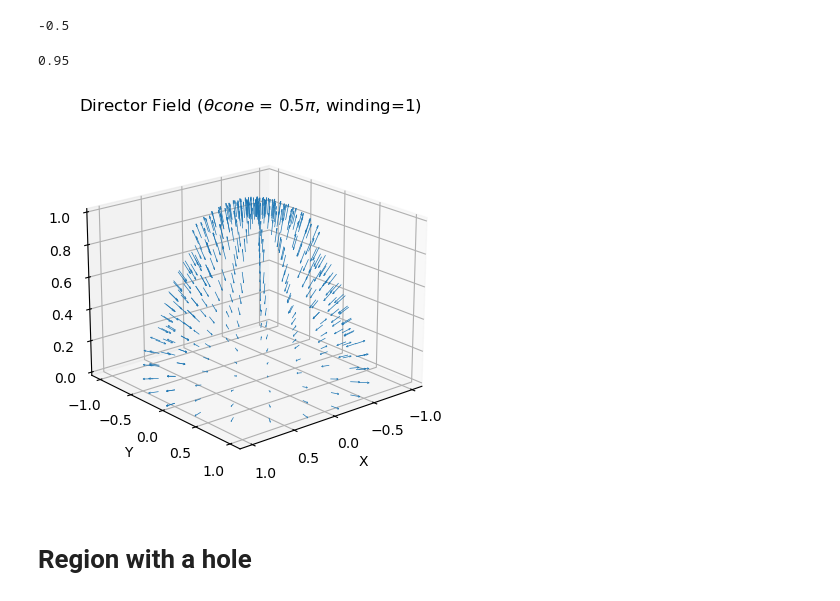
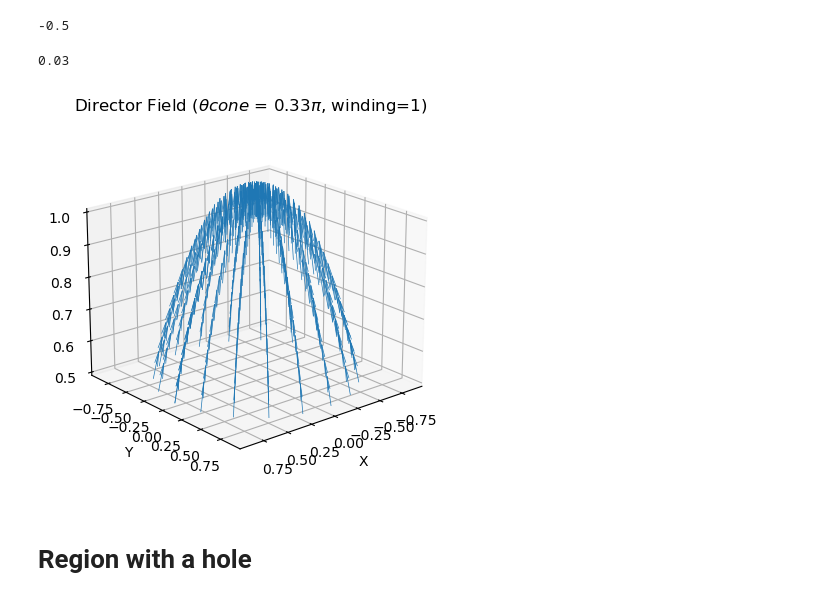
Before and after one commit to Chayush123/MasterThesis, a Jupyter notebook: 3d charge calculation.ipynb, the cells around one changed output. Saved outputs shown, nothing was run; the diff lists cells and outputs as text; code cells hidden in the pictures.

Commit message:
need to continue the exmple case

```diff
--- a/3d charge calculation.ipynb
+++ b/3d charge calculation.ipynb
@@ -65,7 +65,7 @@ def smectic_director(X):
     """ Returns the smectic director field at point X on the unit sphere. In north pole +Z direcrtion"""
     return np.cross(X, np.array([-X[1],X[0],0]))
 
-def nhat(X, thetacone: float, w=2, smectic_case = False, radial_case = False) -> np.ndarray:
+def nhat(X, thetacone: float, w=2, smectic_case = False, radial_case = False, example_case = False) -> np.ndarray:
     """Returns the director n at point X on the unit sphere.
     Args:
         X (np.ndarray): A 3D point on the unit sphere.
@@ -74,7 +74,7 @@ def nhat(X, thetacone: float, w=2, smectic_case = False, radial_case = False) ->
         Returns:
         n = """
     if smectic_case:
-        n = - th(X) * smectic_director(X) + (thetacone - th(X)) * np.array([0, 0, 1])
+        n = -(- th(X) * smectic_director(X) + (thetacone - th(X)) * np.array([0, 0, -1]))
         # n = np.cos(th(X) * np.pi/(2 * thetacone)) * vr(X) + np.sin(th(X) * np.pi/(2 * thetacone)) * smectic_director(X)
     elif radial_case:
         n = np.sin(4 * th(X)) * X + np.cos(4 * th(X)) * X
@@ -219,10 +219,10 @@ analytic_result
 # %% [output]
 -0.5
 # %%
-qup = charge(thetacone=np.pi/2,smectic_case=True)[0]
-qup
+smectic_result = charge(thetacone=np.pi/3,smectic_case=True)[0]
+smectic_result
 # %% [output]
-0.95
+0.03
 # %%
 qdown = charge()
 # %%
@@ -269,7 +269,7 @@ def plot_vector_field(thetacone=np.pi/4, winding=1, num_points=20, smectic_case=
     #even less arrows
     # ax.quiver(x, y, z, u, v, w, length=0.1, normalize=True, arrow_length_ratio=0.2)
     #make the arrows thinner and change color
-    ax.quiver(x, y, z, u, v, w, length=0.1, normalize=True, arrow_length_ratio=0.2, linewidth=0.5)
+    ax.quiver(x, y, z, u, v, w, length=0.1, normalize=True, arrow_length_ratio=0.5, linewidth=0.5)
     #zoom in
     # ax.set_xlim([-1, 1])
     # ax.set_ylim([-1, 1])
@@ -280,9 +280,9 @@ def plot_vector_field(thetacone=np.pi/4, winding=1, num_points=20, smectic_case=
     ax.set_title(rf'Director Field ($\theta cone$ = {np.round(thetacone/np.pi, 2)}$\pi$, winding={winding})')
     plt.show()
 # %%
-plot_vector_field(thetacone=np.pi/2, radial_case=True)
+plot_vector_field(thetacone=np.pi/3, smectic_case=True)
 # %% [output]
-[figure, old version]
+[figure, new version]
 # %% [markdown]
 # Region with a hole
 # %%
```
